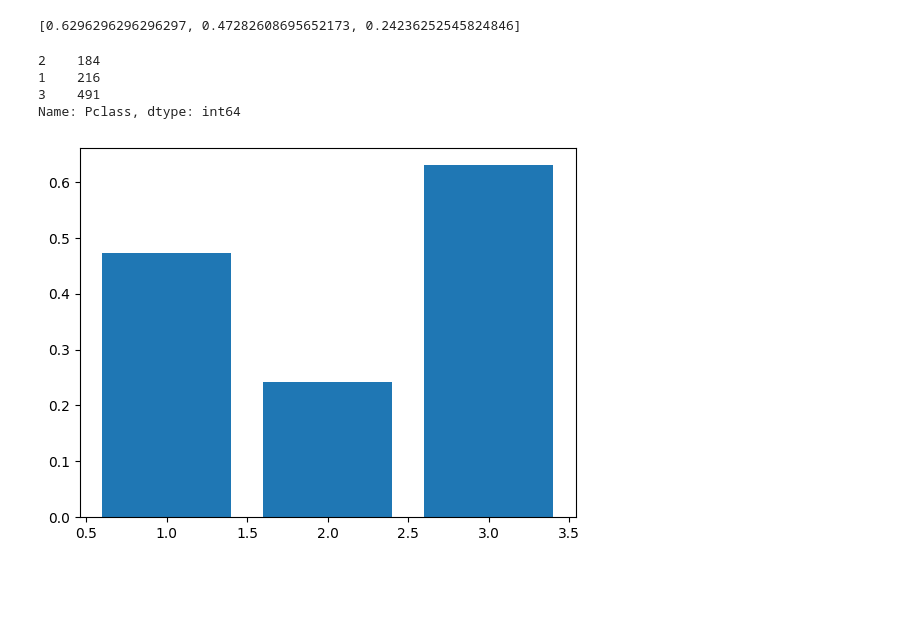
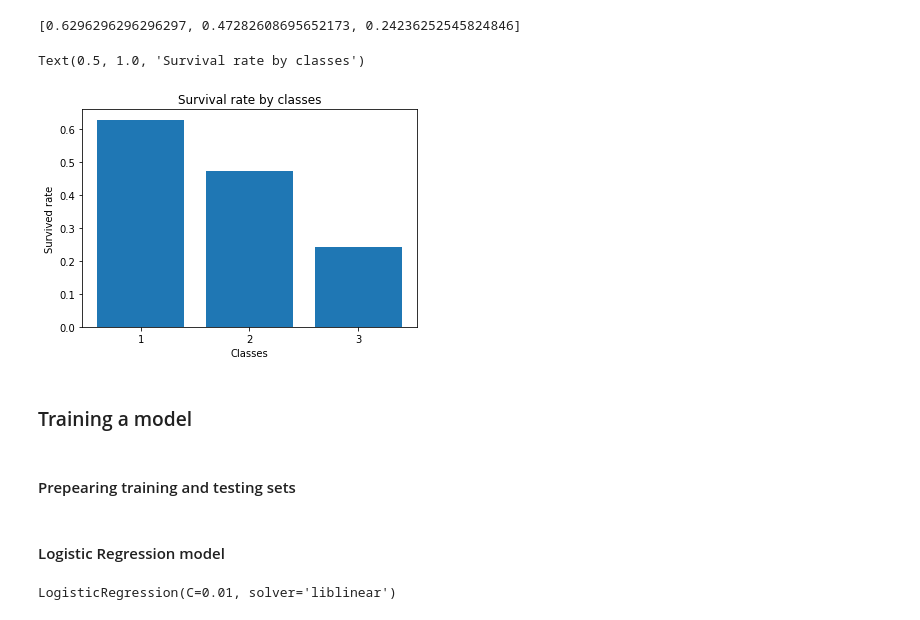
Before and after one commit to dan-ski/Titanic, a Jupyter notebook: Titanic.ipynb, the cells around one changed output. Saved outputs shown, nothing was run; the diff lists cells and outputs as text; code cells hidden in the pictures; blank space fills up the shorter version.

```diff
--- a/Titanic.ipynb
+++ b/Titanic.ipynb
@@ -264,13 +267,16 @@ surv_rates_class
 # %%
 classes = df['Pclass'].value_counts()
 
 fig, ax = plt.subplots()
-ax.bar(classes.index, surv_rates_class)
+ax.bar(classes.index.sort_values(), surv_rates_class, tick_label = classes.index.sort_values())
 
-classes.sort_values()
+plt.xlabel("Classes")
+plt.ylabel("Survived rate")
+plt.title("Survival rate by classes")
 # %% [output]
-2    184
-1    216
-3    491
-Name: Pclass, dtype: int64
+Text(0.5, 1.0, 'Survival rate by classes')
-[figure, old version]
+[figure, new version]
+# %% [markdown]
+### Training a model
+# %% [markdown]
+#### Prepearing training and testing sets
@@ -276,0 +290,8 @@ Name: Pclass, dtype: int64
+# %% [markdown]
+#### Logistic Regression model
+# %%
+from sklearn.linear_model import LogisticRegression
+lr = LogisticRegression(penalty='l2', C=0.01, solver='liblinear')
+lr.fit(X_train, y_train)
+# %% [output]
+LogisticRegression(C=0.01, solver='liblinear')
```
Also changed, not shown: parts of 10 cells of this notebook.
